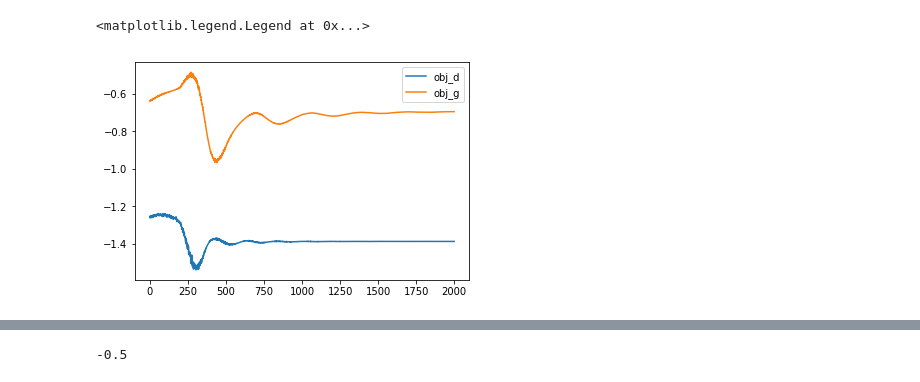
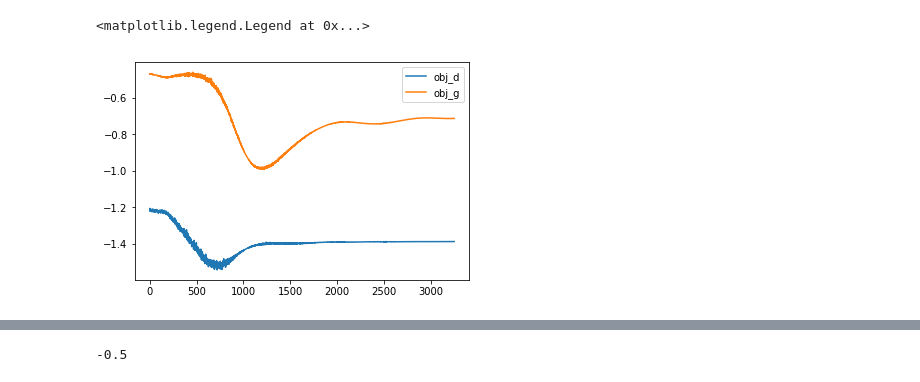
Before and after one commit to bowenliu1992/gan_is, a Jupyter notebook: GAN_IS_prototype.ipynb, the cells around one changed output, grey strips where cells are left out. Drawn from its saved outputs; the diff is of its cells as text; code cells hidden in the pictures.

```diff
--- a/GAN_IS_prototype.ipynb
+++ b/GAN_IS_prototype.ipynb
@@ -39,9 +39,9 @@ def gen_conditional_samples(num, gamma, sample_func):
 # %%
 X_0 = gen_conditional_samples(100, gamma_0, sample_func)
 # %%
-total_epoch = 2000
+total_epoch = 5000
 batch_size = 200
-learning_rate = 0.001
+learning_rate = 0.0003
 
 
 n_hidden = 6
@@ -155,10 +160,10 @@ for epoch in range(total_epoch):
 # %%
-plt.plot(range(total_epoch),histd, label='obj_d')
-plt.plot(range(total_epoch), histg, label='obj_g')
+plt.plot(range(len(histd)),histd, label='obj_d')
+plt.plot(range(len(histg)), histg, label='obj_g')
 plt.legend()
 # %% [output]
 <matplotlib.legend.Legend at 0x...>
-[figure, old version]
+[figure, new version]
 # %%
 # p_data
 xs = gen_conditional_samples(10000, gamma_0, sample_func)
```
Also changed, not shown: parts of 11 cells of this notebook.
